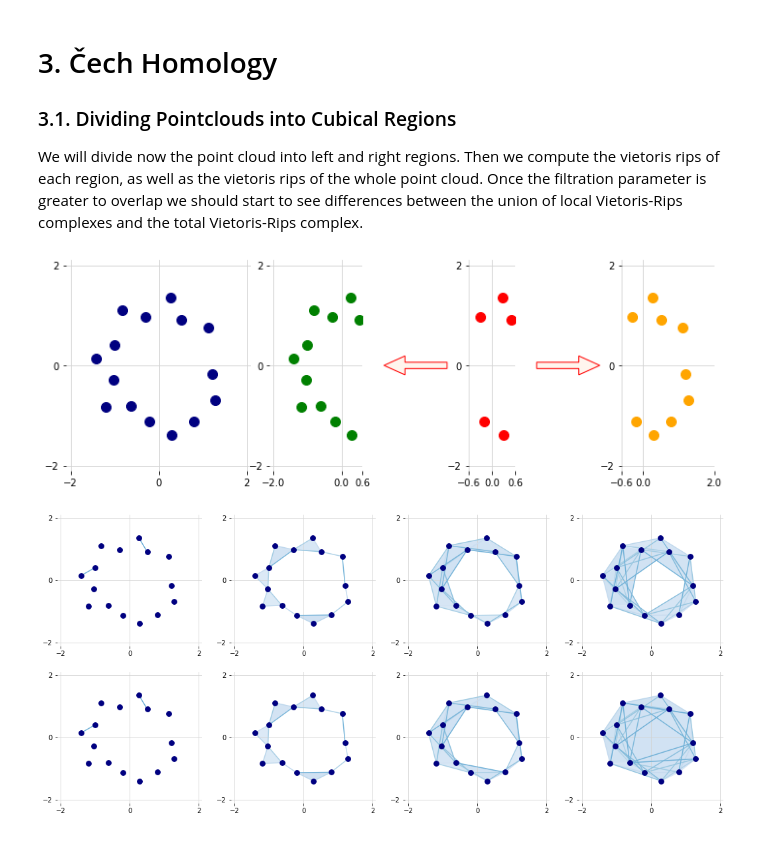
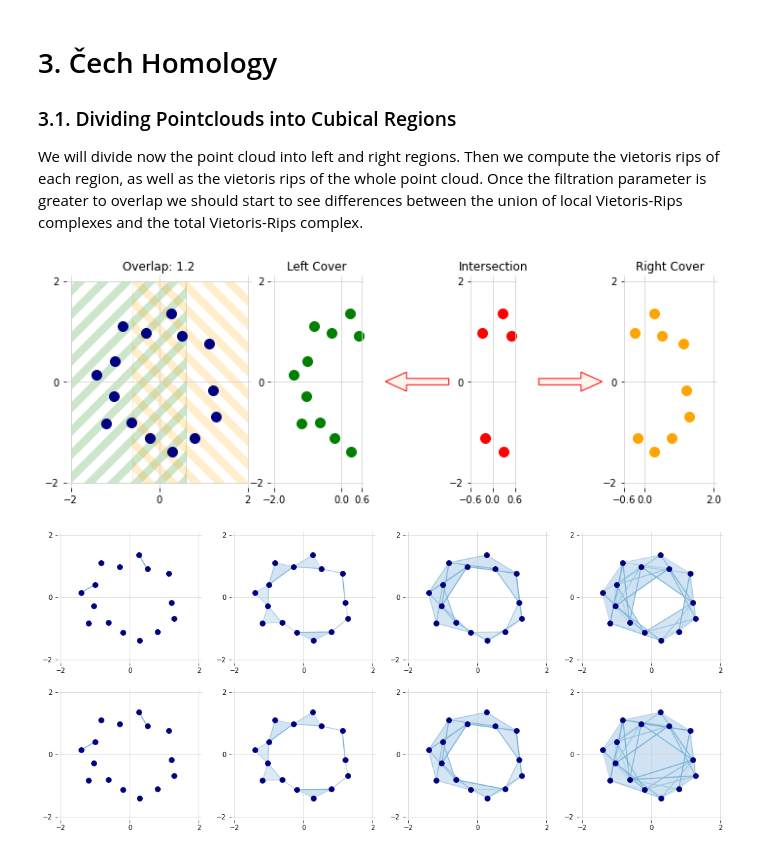
Before and after one commit to atorras1618/PerMaViss, a Jupyter notebook: examples/PerMaViss intro.ipynb, the cells around one changed output. Drawn from its saved outputs; the diff is of its cells as text; code cells hidden in the pictures.

```diff
--- a/examples/PerMaViss intro.ipynb
+++ b/examples/PerMaViss intro.ipynb
@@ -584,6 +584,8 @@ plt.savefig("figures/persistence_module_homology.png", pad_inches=0.05, bbox_inc
 ### 3.1. Dividing Pointclouds into Cubical Regions
 We will divide now the point cloud into left and right regions. Then we compute the vietoris rips of each region, as well as the vietoris rips of the whole point cloud. Once the filtration parameter is greater to overlap we should start to see differences between the union of local Vietoris-Rips complexes and the total Vietoris-Rips complex.
 # %%
+mpl.rcParams['hatch.linewidth'] = 8
+
 overlap = 1.2
 hoverlap = overlap/2
 
@@ -592,44 +594,48 @@ hoverlap = overlap/2
 # with respect to the indices from the global point cloud X
 point_IN_left = np.nonzero(X[:,0] < overlap/2)[0]
 point_IN_right = np.nonzero(X[:,0] > -overlap/2)[0]
 point_IN_middle = np.nonzero(np.logical_and(X[:,0] < overlap/2, X[:,0] > -overlap/2))[0]
 X_left = X[point_IN_left]
 X_right = X[point_IN_right]
 X_middle = X[point_IN_middle]
 
 fig = plt.figure(figsize=(12,4))
 
 gs = fig.add_gridspec(nrows=1, ncols=6, width_ratios=[2,1,0.75,0.5,0.75,1], hspace=0)
 
 ax0 = fig.add_subplot(gs[0,0])
 ax1 = fig.add_subplot(gs[0,1])
 ax2 = fig.add_subplot(gs[0,2])
 ax3 = fig.add_subplot(gs[0,3])
 ax4 = fig.add_subplot(gs[0,4])
 ax5 = fig.add_subplot(gs[0,5])
 
 # point clouds
 plot_subpoints_circle(X, [-2.1,2.1], [-2,0,2], 'navy', ax0)
-plot_subpoints_circle(X_left, [-2.1,hoverlap*1.0001], [-2,0,hoverlap], 'green', ax1)
-plot_subpoints_circle(X_middle, [-hoverlap,hoverlap*1.0001], [-hoverlap,0,hoverlap], 'red', ax3)
-plot_subpoints_circle(X_right, [-hoverlap,2], [-hoverlap,0,2], 'orange', ax5)
+plot_subpoints_circle(X_left, [-2.1,hoverlap*1.1], [-2,0,hoverlap], 'green', ax1)
+plot_subpoints_circle(X_middle, [-hoverlap,hoverlap*1.1], [-hoverlap,0,hoverlap], 'red', ax3)
+plot_subpoints_circle(X_right, [-hoverlap,2.1], [-hoverlap,0,2], 'orange', ax5)
 
 # arrows
-ax2.set(frame_on=False)
 ax2.arrow(0,0,-2,0,facecolor='seashell', edgecolor='red', width=0.3, head_length=1)
-ax2.set_xticks([])
-ax2.set_yticks([])
+ax2.axis('off')
 ax2.set_aspect('equal')
 
-ax4.set(frame_on=False)
 ax4.arrow(0,0,2,0,facecolor='seashell', edgecolor='red', width=0.3, head_length=1)
-ax4.set_xticks([])
-ax4.set_yticks([])
+ax4.axis('off')
 ax4.set_aspect('equal')
 
-ax0.fill
+ax0.fill([-2,-2,hoverlap, hoverlap], [2,-2,-2,2], hatch='/', edgecolor='green', alpha=0.2, fill=False, zorder=0)
+ax0.fill([2,2,-hoverlap, -hoverlap], [2,-2,-2,2], hatch='\ ', edgecolor='orange', alpha=0.2, fill=False, zorder=0)
+
+ax0.set_title('Overlap: ' + str(overlap))
+ax1.set_title('Left Cover')
+ax3.set_title('Intersection')
+ax5.set_title('Right Cover')
+
+plt.savefig("figures/two_cover_circle.png", pad_inches=0.05, bbox_inches=None)
 # %% [output]
-[figure, old version]
+[figure, new version]
 # %%
 # euclidean distances from each local point cloud
 Dist_X_left = dist.squareform(dist.pdist(X_left))
```
Also changed, not shown: parts of 19 cells of this notebook, 2 other files.
